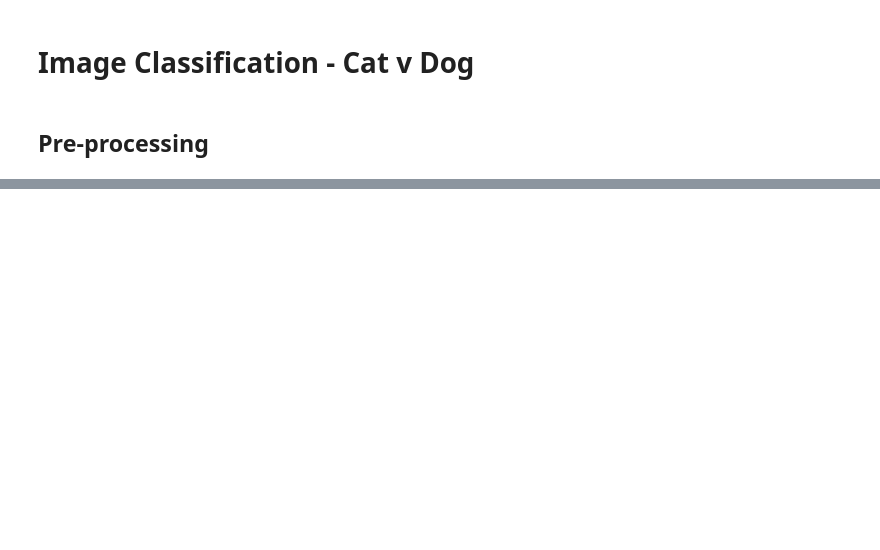
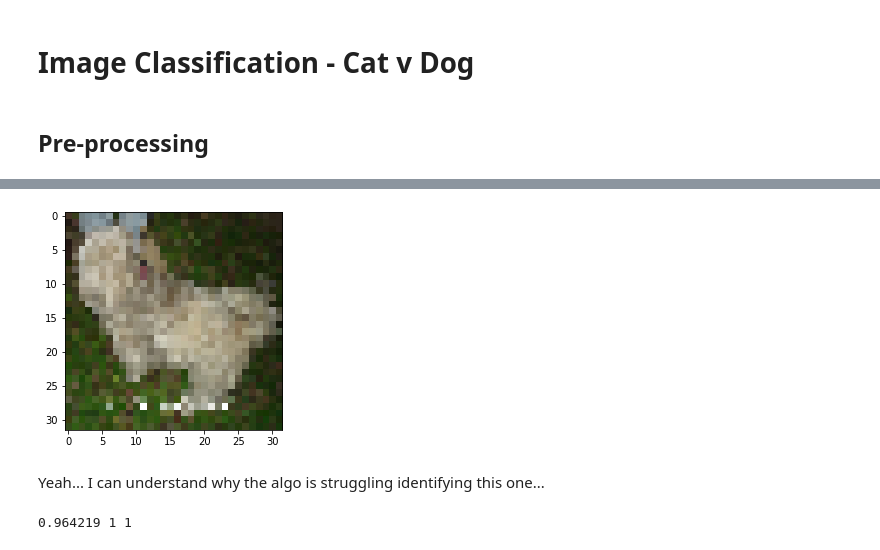
Before and after one commit to rebbrunner/data-science-env, a Jupyter notebook: notebooks/ch4_image_classification.ipynb, the cells around one changed output, grey strips where cells are left out. Cells and saved outputs as stored; diff of their text form; code cells hidden in the pictures; blank space fills up the shorter version.

```diff
--- a/notebooks/ch4_image_classification.ipynb
+++ b/notebooks/ch4_image_classification.ipynb
@@ -151,0 +288,16 @@ plt.show()
+# %%
+plt_img = img[0].reshape(32,32,3)
+img_plt = plt.imshow(plt_img)
+plt.show()
+# %% [output]
+[figure, added]
+# %% [markdown]
+Yeah... I can understand why the algo is struggling identifying this one...
+# %%
+img = test_set.__getitem__(7)[0]
+pred_prob = model.predict(img)[0][0]
+pred_label = int(pred_prob > 0.5)
+actual_label = int(test_set.__getitem__(7)[1][0])
+print(pred_prob, pred_label, actual_label)
+# %% [output]
+0.964219 1 1
```
Also changed, not shown: parts of 36 cells of this notebook.
